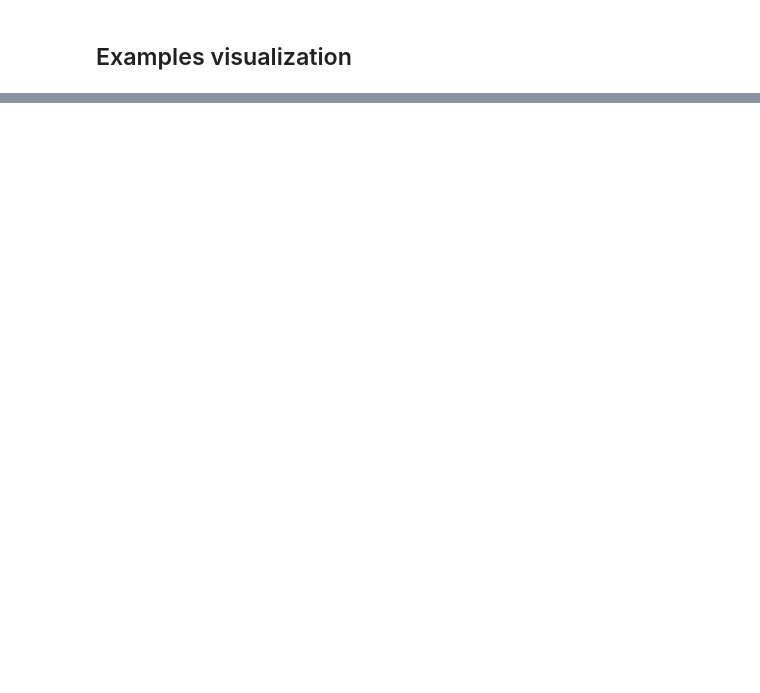
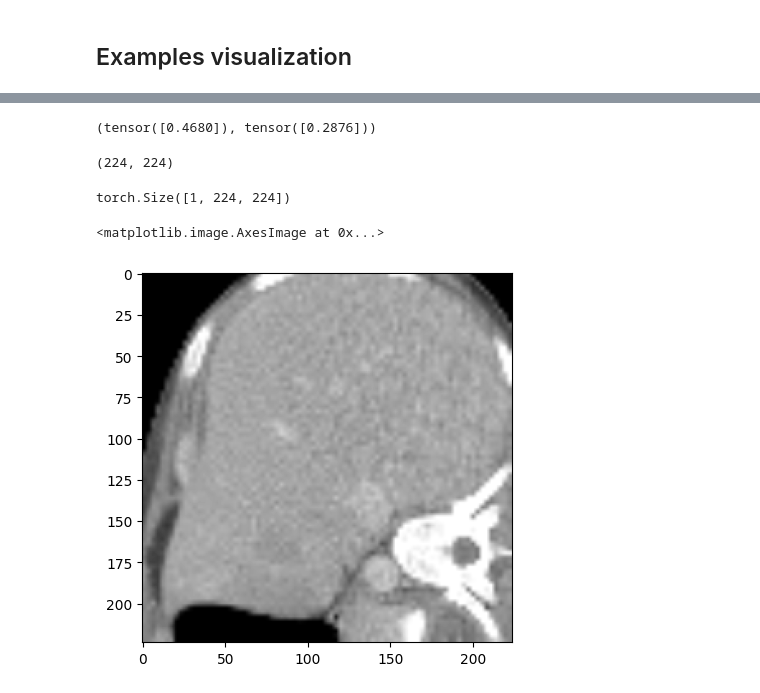
Before and after one commit to jbindaAI/MedMNIST, a Jupyter notebook: MedMnist_overview.ipynb, the cells around one changed output, grey strips where cells are left out. Drawn from its saved outputs; the diff is of its cells as text; code cells hidden in the pictures; blank space fills up the shorter version.

```diff
--- a/MedMnist_overview.ipynb
+++ b/MedMnist_overview.ipynb
@@ -273,0 +146,37 @@ plt.imshow(crop[14,:,:], cmap='gray')
+# %%
+with open("/home/dzban112/MedMNIST/fitted_factors/organamnist.pkl", "rb") as file:
+    factors = pickle.load(file)
+# %%
+factors
+# %% [output]
+(tensor([0.4680]), tensor([0.2876]))
+# %%
+transforms_dict = {"ToImage": v2.ToImage(),
+                           "DoDtype": v2.ToDtype(torch.float32, scale=True),
+                           "Normalize": v2.Normalize(mean=factors[0], std=factors[1]),
+                           "RandomAdjustSharpness": v2.RandomAdjustSharpness(sharpness_factor=choice(linspace(0.5, 1.5, 10)), p=0.5),
+                           "ColorJitter": v2.ColorJitter(brightness=.2, hue=.2, contrast=.2, saturation=.2),
+                           "RandomVerticalFlip": v2.RandomVerticalFlip(p=0.5),
+                           "RandomHorizontalFlip": v2.RandomHorizontalFlip(p=0.5),
+                           "RandomResizedCrop": v2.RandomResizedCrop(size=224, scale=(0.6, 1.0)),
+                           "Resize": v2.Resize(size=[224, 224])
+                           }
+
+#train_transforms = v2.Compose([transforms_dict[key] for key in train_transforms])
+eval_transforms = v2.Compose([transforms_dict[key] for key in ["ToImage", "DoDtype", "Normalize"]])
+# %%
+img, label = dataset[3]
+new_img = eval_transforms(img)
+# %%
+img.size
+# %% [output]
+(224, 224)
+# %%
+new_img.shape
+# %% [output]
+torch.Size([1, 224, 224])
+# %%
+plt.imshow(torch.movedim(new_img, 0,2), cmap='gray')
+# %% [output]
+<matplotlib.image.AxesImage at 0x...>
+[figure, added]
```
Also changed, not shown: parts of 47 cells of this notebook, 10 other files.
